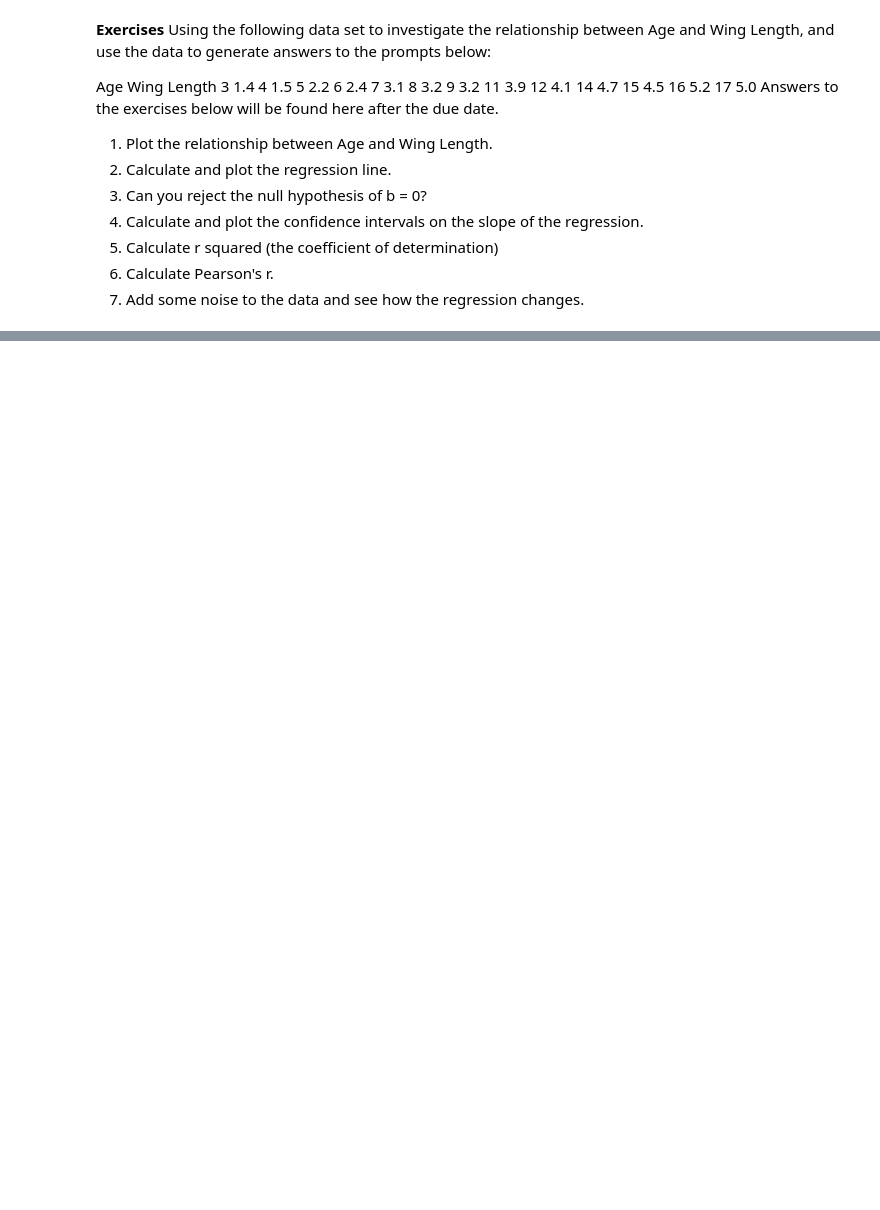
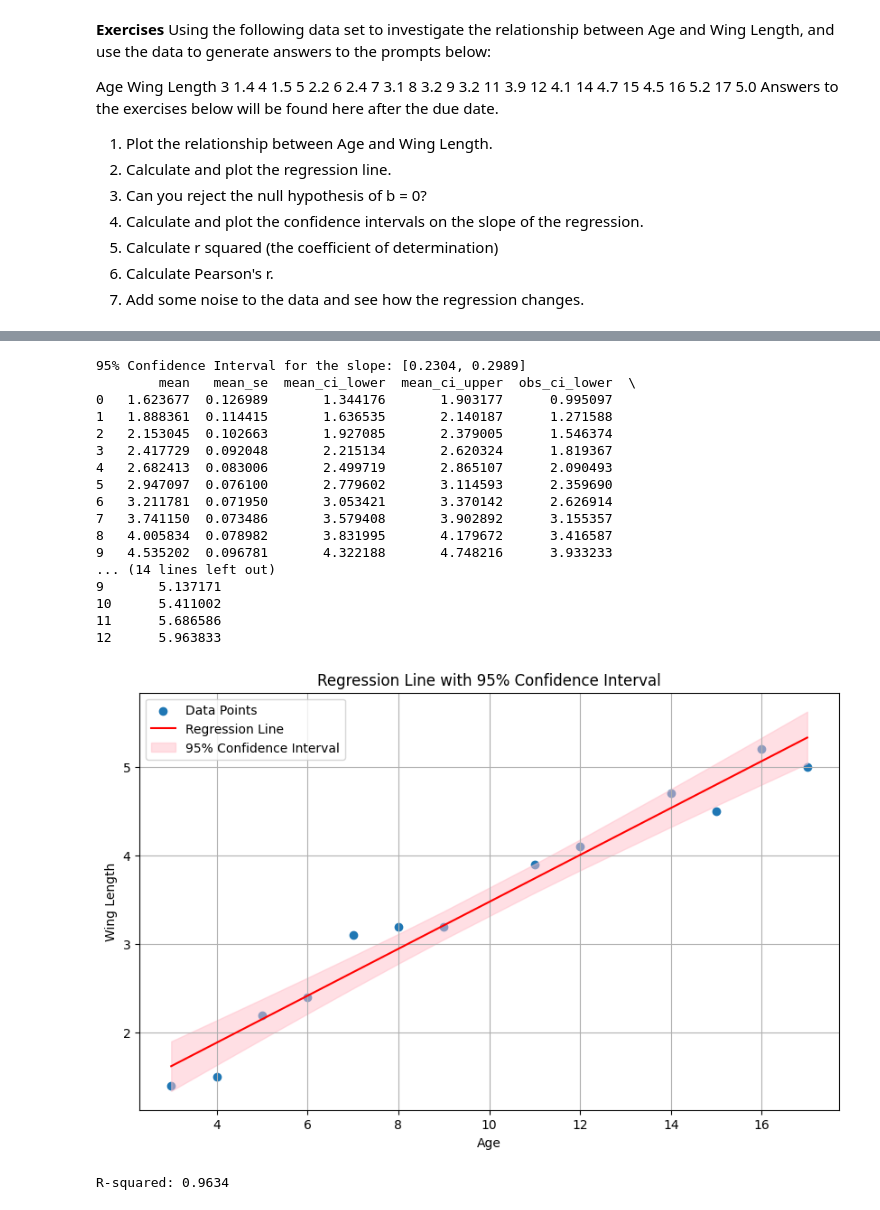
Before and after one commit to annakasper1/QNC, a Jupyter notebook: Linear_Regression.ipynb, the cells around one changed output, grey strips where cells are left out. Drawn from its saved outputs; the diff is of its cells as text; code cells hidden in the pictures; blank space fills up the shorter version.

```diff
--- a/Linear_Regression.ipynb
+++ b/Linear_Regression.ipynb
@@ -90,0 +75,51 @@ plt.show()  # show the graph
+# %%
+# Exercise 4: Get the confidence interval for the slope
+conf_int = model.conf_int()  # get the confidence intervals for the model
+slope_conf_int = conf_int.loc['Age']  # get the interval just for the slope
+print(f"95% Confidence Interval for the slope: [{slope_conf_int[0]:.4f}, {slope_conf_int[1]:.4f}]")
+# Result: 95% confident that the true slope (effect of Age on Wing Length) is between 0.2304 and 0.2989. Zero is not in the range, thus supports rejecting the null hypothesis that the slope is zero.
+
+# Get predictions and confidence intervals
+# predictions = model.get_prediction(X)
+# pred_summary = predictions.summary_frame(alpha=0.05)  # 95% confidence interval
+# print(pred_summary)
+
+
+# Plot the data and regression line with confidence intervals
+plt.figure(figsize=(10, 6))
+plt.scatter(df['Age'], df['Wing Length'], label='Data Points')
+plt.plot(df['Age'], pred_summary['mean'], color='red', label='Regression Line')
+plt.fill_between(df['Age'], pred_summary['mean_ci_lower'], pred_summary['mean_ci_upper'], color='pink', alpha=0.5, label='95% Confidence Interval')
+plt.xlabel('Age')
+plt.ylabel('Wing Length')
+plt.title('Regression Line with 95% Confidence Interval')
+plt.legend()
+plt.grid(True)
+plt.show()
+# %% [output]
+95% Confidence Interval for the slope: [0.2304, 0.2989]
+        mean   mean_se  mean_ci_lower  mean_ci_upper  obs_ci_lower  \
+0   1.623677  0.126989       1.344176       1.903177      0.995097
+1   1.888361  0.114415       1.636535       2.140187      1.271588
+2   2.153045  0.102663       1.927085       2.379005      1.546374
+3   2.417729  0.092048       2.215134       2.620324      1.819367
+4   2.682413  0.083006       2.499719       2.865107      2.090493
+5   2.947097  0.076100       2.779602       3.114593      2.359690
+6   3.211781  0.071950       3.053421       3.370142      2.626914
+7   3.741150  0.073486       3.579408       3.902892      3.155357
+8   4.005834  0.078982       3.831995       4.179672      3.416587
+9   4.535202  0.096781       4.322188       4.748216      3.933233
+... (14 lines left out)
+9       5.137171
+10      5.411002
+11      5.686586
+12      5.963833
+[figure, added]
+# %%
+# Exercise 5: Get R-squared value
+r_squared = model.rsquared  # how well the line fits the data
+print(f"R-squared: {r_squared:.4f}")  # print R-squared value
+
+# This means that the best fit line fits the data pretty well since it's close to 1. Only 3.66% of variation left is unexplained.
+# %% [output]
+R-squared: 0.9634
```
Also changed, not shown: parts of 6 cells of this notebook.
